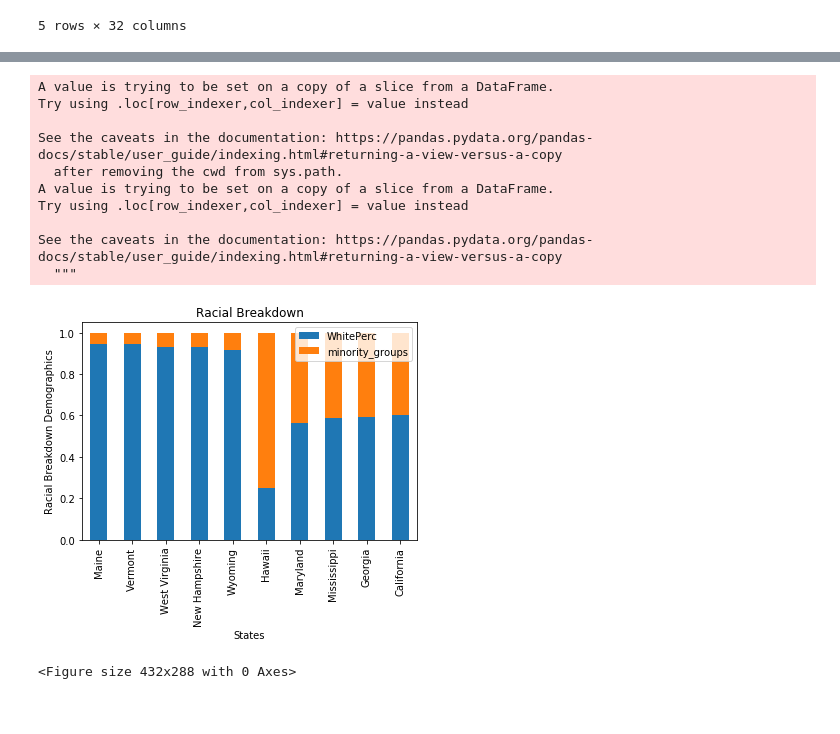
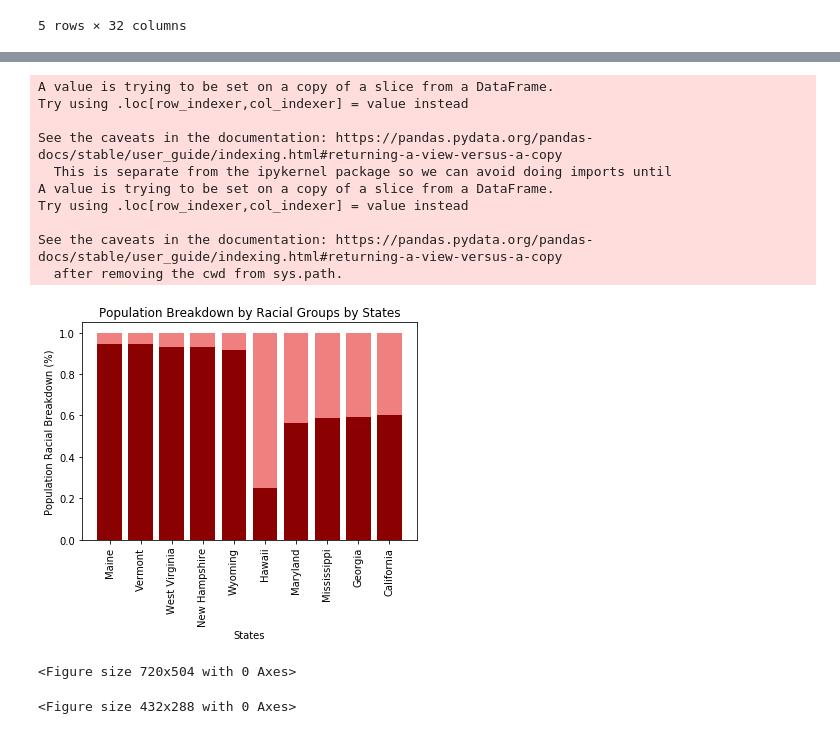
Before and after one commit to MBoerenko/Project1, a Jupyter notebook: CleanUp.ipynb, the cells around one changed output, grey strips where cells are left out. Drawn from its saved outputs; the diff is of its cells as text; code cells hidden in the pictures.

Commit message:
Fun with charts

```diff
--- a/CleanUp.ipynb
+++ b/CleanUp.ipynb
@@ -147,36 +144,48 @@ gender_df = pd.merge(sex_df, diversity_df, on="State")
 # %%
-#Bar chart for racial demographic breakdown
-
+#Bar chart for racial demographic breakdown using matplotlib
 #Sum non-white minority groups for racial breakdown
 top_five_df["minority_groups"] = top_five_df["BlackPerc"] + top_five_df["NativePerc"] + top_five_df["AsianPerc"] + top_five_df["IslanderPerc"] + top_five_df["OtherRacePerc"] + top_five_df["TwoOrMoreRacesPerc"]
 bottom_five_df["minority_groups"] = bottom_five_df["BlackPerc"] + bottom_five_df["NativePerc"] + bottom_five_df["AsianPerc"] + bottom_five_df["IslanderPerc"] + bottom_five_df["OtherRacePerc"] + bottom_five_df["TwoOrMoreRacesPerc"]
 
+#create df for charts
 racial_breakdown_df = pd.merge(top_five_df, bottom_five_df, how='outer')
 racial_breakdown_df
+
 racial_breakdown_bar = racial_breakdown_df[["State", "WhitePerc", "minority_groups"]]
 states = racial_breakdown_bar["State"]
 racial_breakdown_bar = racial_breakdown_bar.set_index(states)
 
-racial_breakdown_bar.plot(kind="bar", stacked=True)
+#Plot chart using madplotlib
+A = racial_breakdown_bar["WhitePerc"]
+B = racial_breakdown_bar["minority_groups"]
 
-# Chart our data, give it a title, and label the axes
+X = racial_breakdown_bar["State"]
+
+plt.bar(X, A, color = 'darkred')
+plt.bar(X, B, color = 'lightcoral', bottom = A)
+
+#Chart formatting
+plt.xticks(rotation='vertical')
 plt.xlabel("States")
-plt.ylabel("Racial Breakdown Demographics")
-plt.title("Racial Breakdown")
-plt.legend()
+plt.ylabel("Population Racial Breakdown (%)")
+plt.title("Population Breakdown by Racial Groups by States")
+plt.figure(figsize=(10,7))
+plt.tight_layout()
 
+#Show and save chart
 plt.show()
-plt.tight_layout()
+plt.savefig("Charts/Racial_Demographic_Breakdown.png")
 # %% [output]
+A value is trying to be set on a copy of a slice from a DataFrame.
+Try using .loc[row_indexer,col_indexer] = value instead
+
+See the caveats in the documentation: https://pandas.pydata.org/pandas-docs/stable/user_guide/indexing.html#returning-a-view-versus-a-copy
+  This is separate from the ipykernel package so we can avoid doing imports until
 A value is trying to be set on a copy of a slice from a DataFrame.
 Try using .loc[row_indexer,col_indexer] = value instead
 
 See the caveats in the documentation: https://pandas.pydata.org/pandas-docs/stable/user_guide/indexing.html#returning-a-view-versus-a-copy
   after removing the cwd from sys.path.
-A value is trying to be set on a copy of a slice from a DataFrame.
-Try using .loc[row_indexer,col_indexer] = value instead
-
-See the caveats in the documentation: https://pandas.pydata.org/pandas-docs/stable/user_guide/indexing.html#returning-a-view-versus-a-copy
-  """
-[figure, old version]
+[figure, new version]
-<Figure size 432x288 with 0 Axes>
+<Figure size 720x504 with 0 Axes>
+<Figure size 432x288 with 0 Axes>
```
Also changed, not shown: parts of 7 cells of this notebook, 4 other files.
